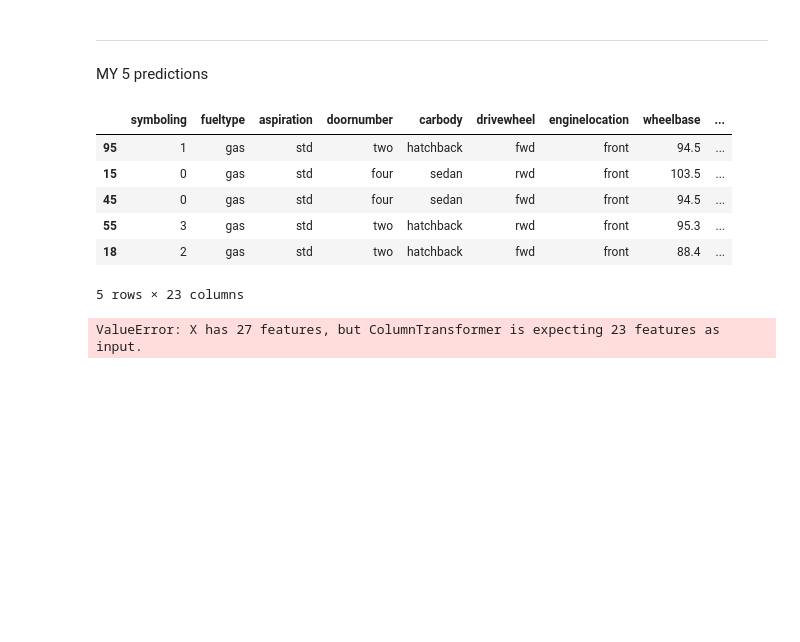
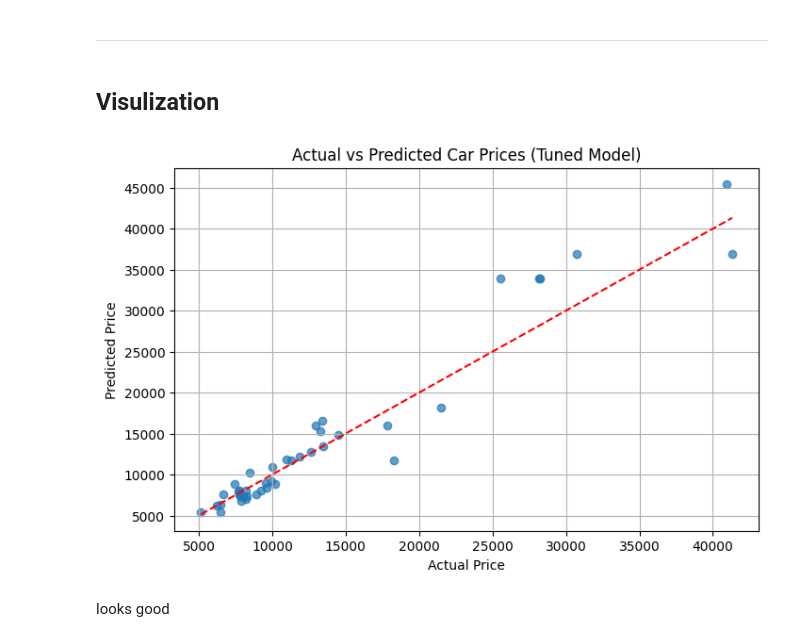
Before and after one commit to ahmadktk1/universitycode, a Jupyter notebook: MLlab/ml6/Ahmad26104004_lab6_task2.ipynb, the cells around one changed output. Saved outputs shown, nothing was run; the diff lists cells and outputs as text; code cells hidden in the pictures; blank space fills up the shorter version.

```diff
--- a/MLlab/ml6/Ahmad26104004_lab6_task2.ipynb
+++ b/MLlab/ml6/Ahmad26104004_lab6_task2.ipynb
@@ -135,14 +135,4 @@ R² = 0.90 is good, it does fit our data
 # %% [markdown]
 ___
 # %% [markdown]
-MY 5 predictions
+## Visulization
-# %%
-X_test.sample(5)
-# %% [output]
-|  | symboling | fueltype | aspiration | doornumber | carbody | drivewheel | enginelocation | wheelbase | ... |
-| 95 | 1 | gas | std | two | hatchback | fwd | front | 94.5 | ... |
-| 15 | 0 | gas | std | four | sedan | rwd | front | 103.5 | ... |
-| 45 | 0 | gas | std | four | sedan | fwd | front | 94.5 | ... |
-| 55 | 3 | gas | std | two | hatchback | rwd | front | 95.3 | ... |
-| 18 | 2 | gas | std | two | hatchback | fwd | front | 88.4 | ... |
-5 rows × 23 columns
@@ -151,4 +139,14 @@ X_test.sample(5)
-# %%
-model.predict([[13,0,"bmw","x1","gas","std","two","sedan","rwd","front",101.2,176.8,64.8,54.3,2710,"ohc","six",164,"mpfi",3.31,3.19,9,121,4250,21,28,20970]])
-# %% [output]
-ValueError: X has 27 features, but ColumnTransformer is expecting 23 features as input.
+# %%
+# Actual vs Predicted plot
+plt.figure(figsize=(8, 5))
+plt.scatter(y_test, y_pred, alpha=0.7)
+plt.plot([y_test.min(), y_test.max()], [y_test.min(), y_test.max()], 'r--')
+plt.xlabel('Actual Price')
+plt.ylabel('Predicted Price')
+plt.title('Actual vs Predicted Car Prices (Tuned Model)')
+plt.grid(True)
+plt.show()
+# %% [output]
+[figure, added]
+# %% [markdown]
+looks good
```
Also changed, not shown: parts of 2 cells of this notebook, 4 other files.
